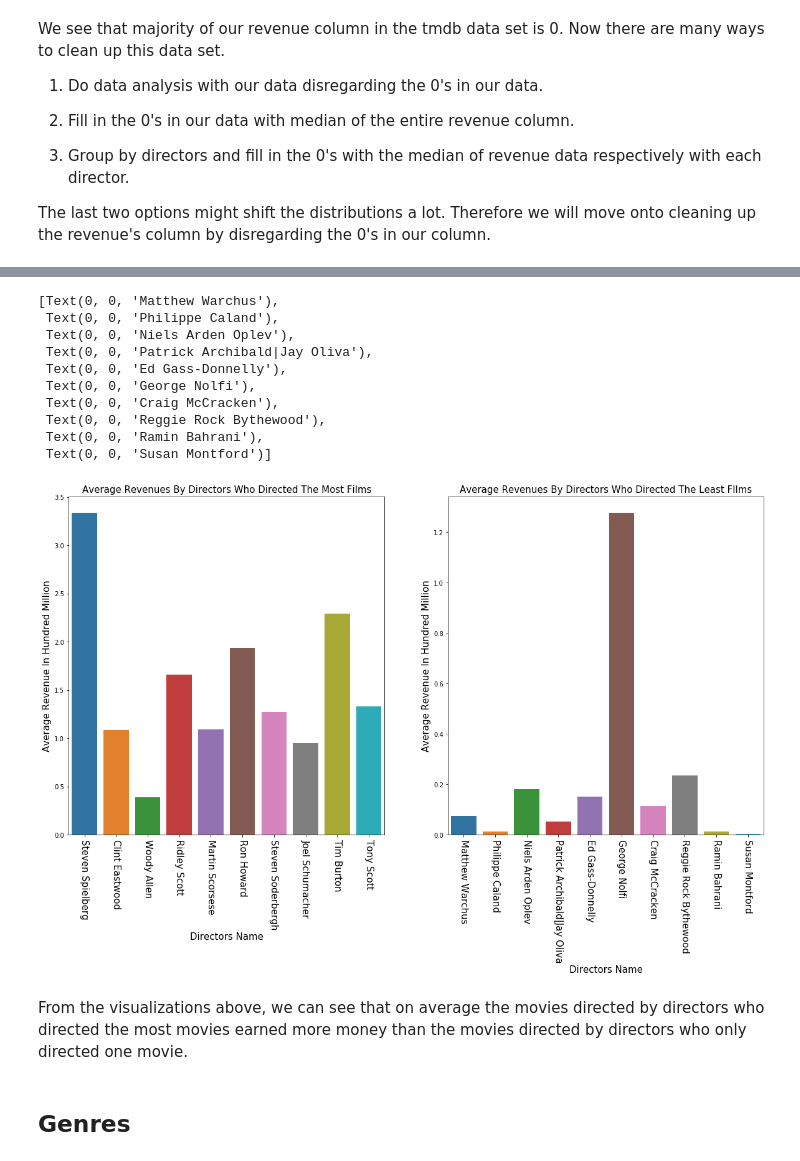
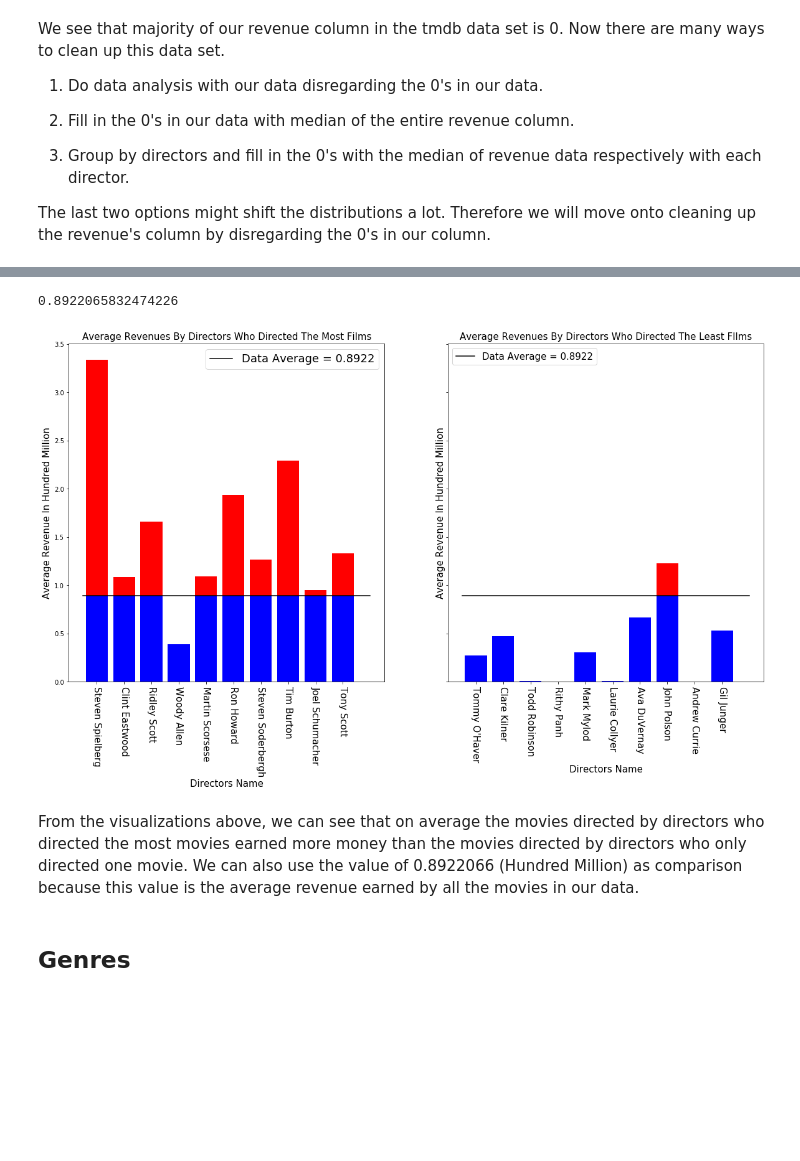
Before and after one commit to andypeng93/Movie_Project, a Jupyter notebook: Movie Project - Andy.ipynb, the cells around one changed output, grey strips where cells are left out. Cells and saved outputs as stored; diff of their text form; code cells hidden in the pictures; blank space fills up the shorter version.

```diff
--- a/Movie Project - Andy.ipynb
+++ b/Movie Project - Andy.ipynb
@@ -475,34 +497,56 @@ display(last_n_directors(no_zeroes, 5))
+# %%
+# Average revenue of all the movies in hundred million
+no_zeroes['revenue'].mean()
+# %% [output]
+0.8922065832474226
 # %%
-fig, ax = plt.subplots(1,2,figsize = (20,10))
+fig, ax = plt.subplots(1,2,figsize = (20,10), sharey='row')
 x0 = top_n_directors(no_zeroes, 10)
 y0 = mean_revenue(top_n_directors(no_zeroes,10))
+#Setting the mean threshold
+threshold = no_zeroes['revenue'].mean()
+#Separating the above and below threshold
+above_threshold = np.maximum(y0 - threshold, 0)
+below_threshold = np.minimum(y0, threshold)
+# horizontal line indicating the threshold
+avgline1 = ax[0].plot([-0.5, len(x0)], [threshold, threshold], "-", color = "k", label='Data Average = 0.8922')
 sns.barplot(x0, y0, ax = ax[0])
+#Plot it
+ax[0].bar(x, below_threshold, 0.8, color="b")
+ax[0].bar(x, above_threshold, 0.8, color="r",
+        bottom=below_threshold)
 ax[0].set_title('Average Revenues By Directors Who Directed The Most Films', size = 15)
 ax[0].set_xlabel("Directors Name", size = 15)
 ax[0].set_ylabel("Average Revenue In Hundred Million", size = 15)
 ax[0].set_xticklabels(ax[0].get_xticklabels(), rotation=-90, size = 15)
 #ax[0].set_yticklabels(ax[0].get_yticklabels(), size = 10)
+ax[0].legend(handles=avgline1, loc = 'upper right', prop = {"size":18})
+
+
+#Second Graph
 x1 = last_n_directors(no_zeroes, 10)
 y1 = mean_revenue(last_n_directors(no_zeroes, 10))
+#Separating the above and below threshold
+above_threshold = np.maximum(y1 - threshold, 0)
+below_threshold = np.minimum(y1, threshold)
+# horizontal line indicating the threshold
+avgline2 = ax[1].plot([-0.5, len(x1)], [threshold, threshold], "-", color = "k", label='Data Average = 0.8922')
 sns.barplot(x1, y1, ax = ax[1])
+#Plot it
+ax[1].bar(x, below_threshold, 0.8, color="b")
+ax[1].bar(x, above_threshold, 0.8, color="r",
+        bottom=below_threshold)
 ax[1].set_title('Average Revenues By Directors Who Directed The Least FIlms', size = 15)
 ax[1].set_xlabel("Directors Name", size = 15)
 ax[1].set_ylabel("Average Revenue In Hundred Million", size = 15)
 ax[1].set_xticklabels(ax[1].get_xticklabels(), rotation=-90, size = 15)
+plt.legend(handles=avgline2, loc='upper left', prop={"size":15})
+
+fig.savefig("directors_revenue.png")
 # %% [output]
-[Text(0, 0, 'Matthew Warchus'),
- Text(0, 0, 'Philippe Caland'),
- Text(0, 0, 'Niels Arden Oplev'),
- Text(0, 0, 'Patrick Archibald|Jay Oliva'),
- Text(0, 0, 'Ed Gass-Donnelly'),
- Text(0, 0, 'George Nolfi'),
- Text(0, 0, 'Craig McCracken'),
- Text(0, 0, 'Reggie Rock Bythewood'),
- Text(0, 0, 'Ramin Bahrani'),
- Text(0, 0, 'Susan Montford')]
-[figure, old version]
+[figure, new version]
 # %% [markdown]
-From the visualizations above, we can see that on average the movies directed by directors who directed the most movies earned more money than the movies directed by directors who only directed one movie.
+From the visualizations above, we can see that on average the movies directed by directors who directed the most movies earned more money than the movies directed by directors who only directed one movie. We can also use the value of 0.8922066 (Hundred Million) as comparison because this value is the average revenue earned by all the movies in our data.
 # %% [markdown]
 ## Genres
 # %% [markdown]
```
Also changed, not shown: parts of 11 cells of this notebook.
